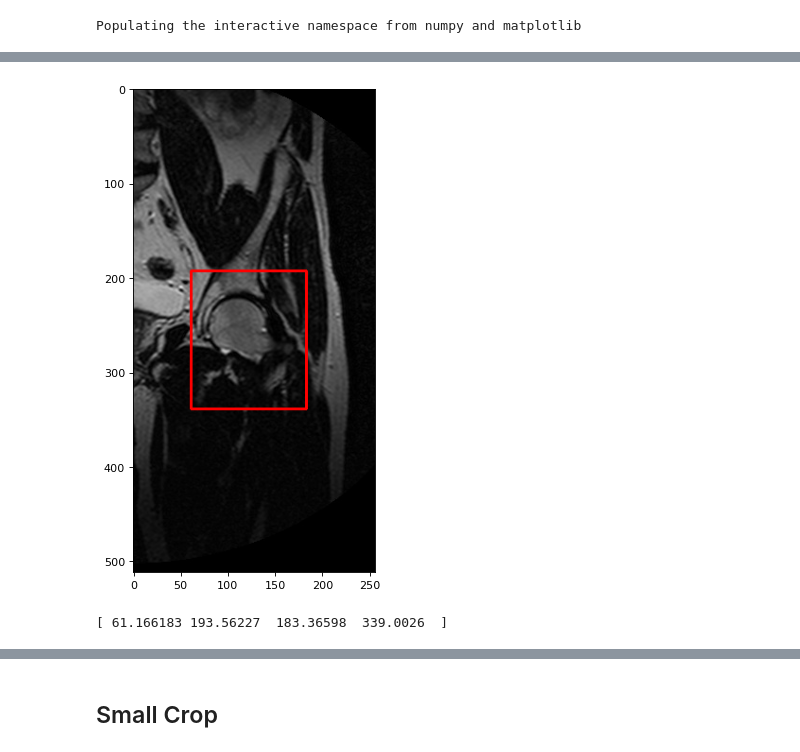
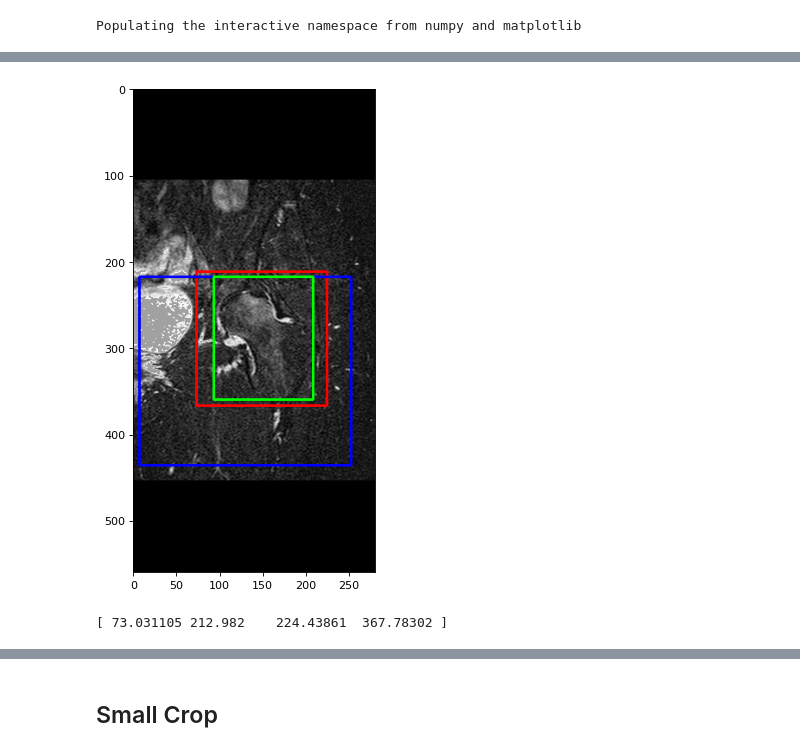
Before and after one commit to maloq/Hips_MRI, a Jupyter notebook: make_detector.ipynb, the cells around one changed output, grey strips where cells are left out. Saved outputs shown, nothing was run; the diff lists cells and outputs as text; code cells hidden in the pictures.

```diff
--- a/make_detector.ipynb
+++ b/make_detector.ipynb
@@ -49,14 +69,14 @@ MODEL_NAME = 'Detector_LARGE_UNI.pth'
-# %%
-data_list = data_list_Full
 # %%
-i = 11
+i = 150
 images = data_list[i]['images']
 path = data_list[i]['path']
 best_slice = data_list[i]['best_slice']
 box = np.array(data_list[i]['box'])
 image = images[best_slice].copy()
-print(image.shape)
-
+image = image[0,:,:]
+print(data_list[i]['researh_type'])
+print(data_list[i]['path'])
+print(len(images))
 color = (255, 0, 0)
 thickness = 2
 image = cv2.rectangle(image,  (box[0], box[1]) , (box[2],box[3]),  color, thickness)
@@ -85,2 +96,2 @@ def dataset_format_val_FS():
 # %%
-dataset_train, dataset_val = make_jpeg_dataset(data_list, base_path = DATASET_PATH)
+dataset_train, dataset_val = make_jpeg_dataset(data_list, base_path = DATASET_PATH, images_already_exist = False)
@@ -121,9 +140,10 @@ class Trainer(DefaultTrainer):
 cfg = get_cfg()
 cfg.merge_from_file(model_zoo.get_config_file("Base-RetinaNet.yaml"))
 cfg.DATASETS.TRAIN = (DATASET_NAME + "_train",)
-cfg.DATASETS.TEST = ()
+cfg.DATASETS.TEST = (DATASET_NAME + "_val",)
+#cfg.TEST.EVAL_PERIOD = 50
 cfg.DATALOADER.NUM_WORKERS = 10
-cfg.MODEL.WEIGHTS = model_zoo.get_checkpoint_url("COCO-Detection/retinanet_R_101_FPN_3x.yaml")  # Let training initialize from model zoo
+cfg.MODEL.WEIGHTS = model_zoo.get_checkpoint_url("COCO-Detection/retinanet_R_50_FPN_1x.yaml")  # Let training initialize from model zoo
 cfg.SOLVER.IMS_PER_BATCH = 2
 cfg.SOLVER.BASE_LR = 0.00015  # pick a good LR
 cfg.SOLVER.MAX_ITER = 1000    # 300 iterations seems good enough for this toy dataset; you will need to train longer for a practical dataset
@@ -135,6 +155,5 @@ cfg.MODEL.ROI_HEADS.NUM_CLASSES = 1  # only has one class (ballon). (see https:/
 os.makedirs(cfg.OUTPUT_DIR, exist_ok=True)
 trainer = Trainer(cfg)
 trainer.resume_or_load(resume=False)
-trainer.train()
 # %% [output]
 Loading config /home/teshbek/anaconda3/envs/mrnet/lib/python3.9/site-packages/detectron2/model_zoo/configs/Base-RetinaNet.yaml with yaml.unsafe_load. Your machine may be at risk if the file contains m ...
@@ -146,22 +239,29 @@ cfg.MODEL.WEIGHTS = os.path.join(cfg.OUTPUT_DIR, "model_final.pth")  # path to t
 cfg.MODEL.ROI_HEADS.SCORE_THRESH_TEST = 0.7   # set a custom testing threshold
 predictor = DefaultPredictor(cfg)
 # %%
-from detectron2.utils.visualizer import ColorMode
 color = (255, 0, 0)
+t_color = (0, 255, 0)
+s_color = (0, 0, 255)
+
 thickness = 2
 dataset_dicts = dataset_val
 
 for d in random.sample(dataset_dicts, 1):
     im = cv2.imread(d["file_name"])
-    outputs = predictor(im)  # format is documented at https://detectron2.readthedocs.io/tutorials/models.html#model-output-format
+    outputs = predictor(im)
     pred_boxes = outputs["instances"].to("cpu").pred_boxes[0].tensor.numpy()[0]
+    pred_boxes2 = outputs["instances"].to("cpu").pred_boxes[1].tensor.numpy()[0]
 
-    image = cv2.rectangle(im,  (pred_boxes[0], pred_boxes[1]) , (pred_boxes[2],pred_boxes[3]),  color, thickness)
+    true_boxes = d['annotations'][0]['bbox']
+    image = cv2.rectangle(im,  (int(pred_boxes[0]), int(pred_boxes[1])) , (int(pred_boxes[2]),int(pred_boxes[3])),  color, thickness)
+    image = cv2.rectangle(im,  (int(pred_boxes2[0]), int(pred_boxes2[1])) , (int(pred_boxes2[2]),int(pred_boxes2[3])),  s_color, thickness)
+
+    image = cv2.rectangle(image,  (int(true_boxes[0]), int(true_boxes[1])) , (int(true_boxes[2]),int(true_boxes[3])),  t_color, thickness)
     figure(figsize=(8, 8), dpi=80)
     imgplot = plt.imshow(image)
     plt.show()
 
     print(pred_boxes)
 # %% [output]
-[figure, old version]
+[figure, new version]
-[ 61.166183 193.56227  183.36598  339.0026  ]
+[ 73.031105 212.982    224.43861  367.78302 ]
```
Also changed, not shown: parts of 25 cells of this notebook, 17 other files.
